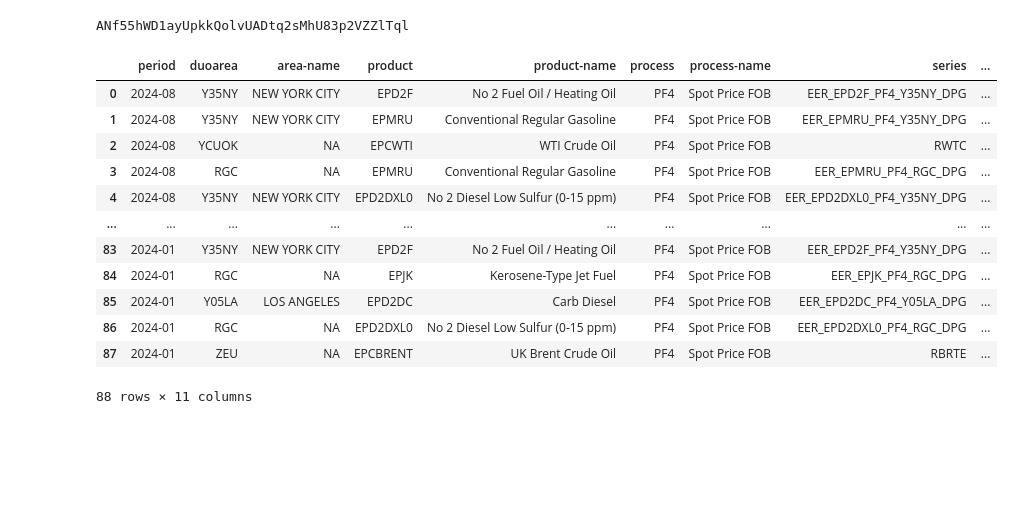
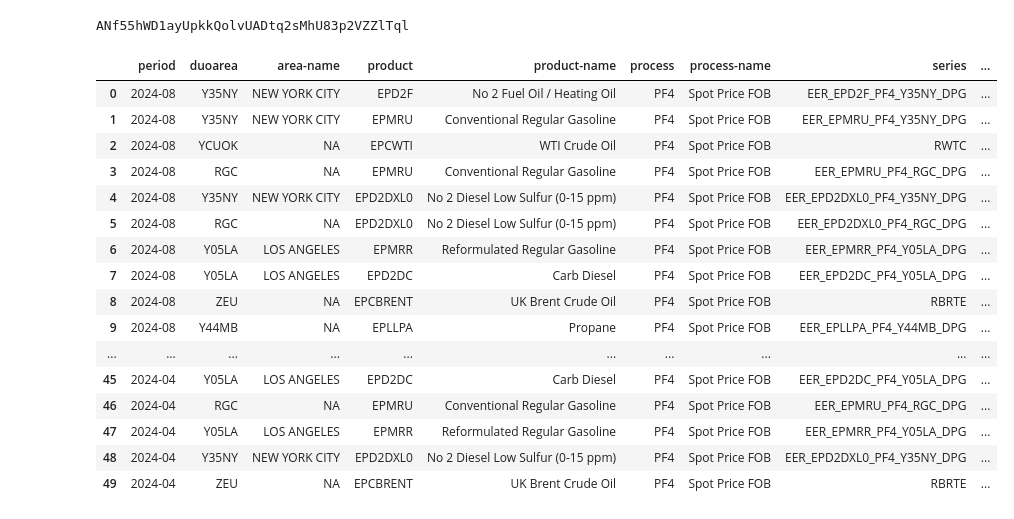
Before and after one commit to jakeshivers/DEC-project-1, a Jupyter notebook: petroleum.ipynb, the cells around one changed output. Cells and saved outputs as stored; diff of their text form; code cells hidden in the pictures; blank space fills up the shorter version.

```diff
--- a/petroleum.ipynb
+++ b/petroleum.ipynb
@@ -24,30 +23,33 @@ ANf55hWD1ayUpkkQolvUADtq2sMhU83p2VZZlTql
 # %%
 # Set the URL
 
 url = f"https://api.eia.gov/v2/petroleum/pri/spt/data/?data[0]=value&sort[0][direction]=desc"
 
 response = requests.get(
     url=url, params=params
 )
 
 response_data = response.json()
 
 df_petrolium = pd.json_normalize(data=response_data)
 df_petrolium =pd.DataFrame(df_petrolium["response.data"][0])
 pd.options.display.max_columns = None
-display(df_petrolium)
-#print(df_petrolium.head(10))
+display(df_petrolium.head(50))
 # %% [output]
 |  | period | duoarea | area-name | product | product-name | process | process-name | series | ... |
 | 0 | 2024-08 | Y35NY | NEW YORK CITY | EPD2F | No 2 Fuel Oil / Heating Oil | PF4 | Spot Price FOB | EER_EPD2F_PF4_Y35NY_DPG | ... |
 | 1 | 2024-08 | Y35NY | NEW YORK CITY | EPMRU | Conventional Regular Gasoline | PF4 | Spot Price FOB | EER_EPMRU_PF4_Y35NY_DPG | ... |
 | 2 | 2024-08 | YCUOK | NA | EPCWTI | WTI Crude Oil | PF4 | Spot Price FOB | RWTC | ... |
 | 3 | 2024-08 | RGC | NA | EPMRU | Conventional Regular Gasoline | PF4 | Spot Price FOB | EER_EPMRU_PF4_RGC_DPG | ... |
 | 4 | 2024-08 | Y35NY | NEW YORK CITY | EPD2DXL0 | No 2 Diesel Low Sulfur (0-15 ppm) | PF4 | Spot Price FOB | EER_EPD2DXL0_PF4_Y35NY_DPG | ... |
+| 5 | 2024-08 | RGC | NA | EPD2DXL0 | No 2 Diesel Low Sulfur (0-15 ppm) | PF4 | Spot Price FOB | EER_EPD2DXL0_PF4_RGC_DPG | ... |
+| 6 | 2024-08 | Y05LA | LOS ANGELES | EPMRR | Reformulated Regular Gasoline | PF4 | Spot Price FOB | EER_EPMRR_PF4_Y05LA_DPG | ... |
+| 7 | 2024-08 | Y05LA | LOS ANGELES | EPD2DC | Carb Diesel | PF4 | Spot Price FOB | EER_EPD2DC_PF4_Y05LA_DPG | ... |
+| 8 | 2024-08 | ZEU | NA | EPCBRENT | UK Brent Crude Oil | PF4 | Spot Price FOB | RBRTE | ... |
+| 9 | 2024-08 | Y44MB | NA | EPLLPA | Propane | PF4 | Spot Price FOB | EER_EPLLPA_PF4_Y44MB_DPG | ... |
 | ... | ... | ... | ... | ... | ... | ... | ... | ... | ... |
-| 83 | 2024-01 | Y35NY | NEW YORK CITY | EPD2F | No 2 Fuel Oil / Heating Oil | PF4 | Spot Price FOB | EER_EPD2F_PF4_Y35NY_DPG | ... |
-| 84 | 2024-01 | RGC | NA | EPJK | Kerosene-Type Jet Fuel | PF4 | Spot Price FOB | EER_EPJK_PF4_RGC_DPG | ... |
-| 85 | 2024-01 | Y05LA | LOS ANGELES | EPD2DC | Carb Diesel | PF4 | Spot Price FOB | EER_EPD2DC_PF4_Y05LA_DPG | ... |
-| 86 | 2024-01 | RGC | NA | EPD2DXL0 | No 2 Diesel Low Sulfur (0-15 ppm) | PF4 | Spot Price FOB | EER_EPD2DXL0_PF4_RGC_DPG | ... |
-| 87 | 2024-01 | ZEU | NA | EPCBRENT | UK Brent Crude Oil | PF4 | Spot Price FOB | RBRTE | ... |
+| 45 | 2024-04 | Y05LA | LOS ANGELES | EPD2DC | Carb Diesel | PF4 | Spot Price FOB | EER_EPD2DC_PF4_Y05LA_DPG | ... |
+| 46 | 2024-04 | RGC | NA | EPMRU | Conventional Regular Gasoline | PF4 | Spot Price FOB | EER_EPMRU_PF4_RGC_DPG | ... |
+| 47 | 2024-04 | Y05LA | LOS ANGELES | EPMRR | Reformulated Regular Gasoline | PF4 | Spot Price FOB | EER_EPMRR_PF4_Y05LA_DPG | ... |
+| 48 | 2024-04 | Y35NY | NEW YORK CITY | EPD2DXL0 | No 2 Diesel Low Sulfur (0-15 ppm) | PF4 | Spot Price FOB | EER_EPD2DXL0_PF4_Y35NY_DPG | ... |
+| 49 | 2024-04 | ZEU | NA | EPCBRENT | UK Brent Crude Oil | PF4 | Spot Price FOB | RBRTE | ... |
-88 rows × 11 columns
```
Also changed, not shown: parts of 1 cell of this notebook.
